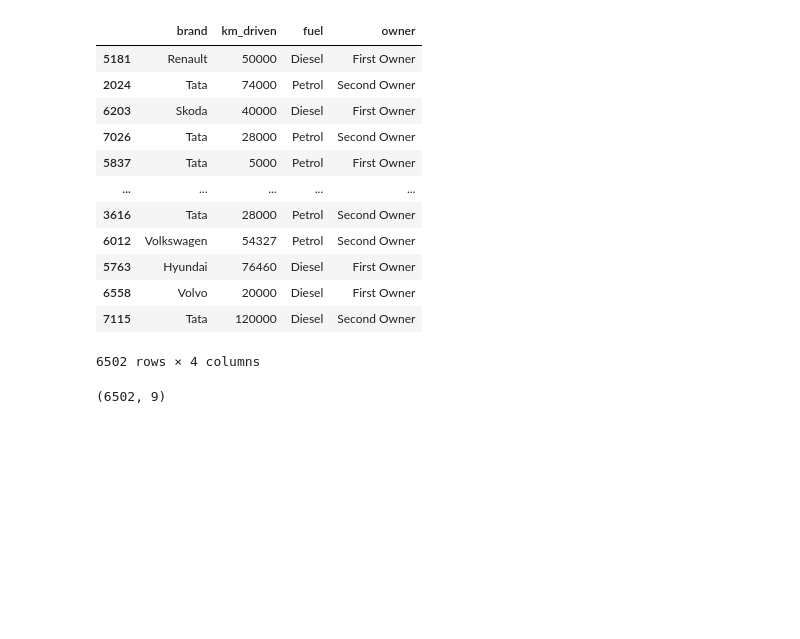
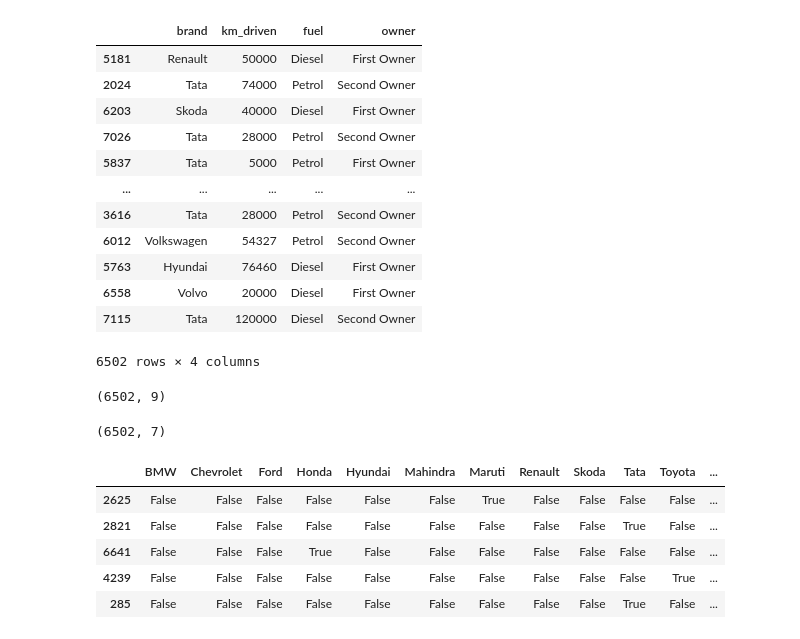
Before and after one commit to Bibhuti-MLAI/Python-Coding-Interview, a Jupyter notebook: Encoding.ipynb, the cells around one changed output. Saved outputs shown, nothing was run; the diff lists cells and outputs as text; code cells hidden in the pictures; blank space fills up the shorter version.

```diff
--- a/Encoding.ipynb
+++ b/Encoding.ipynb
@@ -190,3 +190,22 @@ X_test_new = ohe.fit_transform(X_test[['fuel','owner']]).toarray()
 np.hstack((X_train[['brand','km_driven']].values,X_train_new)).shape
 # %% [output]
 (6502, 9)
+# %%
+X_train_new.shape
+# %% [output]
+(6502, 7)
+# %%
+counts = df['brand'].value_counts()
+# %%
+threshold =100
+# %%
+repl=counts[counts <= threshold].index
+# %%
+pd.get_dummies(df['brand'].replace(repl,'uncommon')).sample(5)
+# %% [output]
+|  | BMW | Chevrolet | Ford | Honda | Hyundai | Mahindra | Maruti | Renault | Skoda | Tata | Toyota | ... |
+| 2625 | False | False | False | False | False | False | True | False | False | False | False | ... |
+| 2821 | False | False | False | False | False | False | False | False | False | True | False | ... |
+| 6641 | False | False | False | True | False | False | False | False | False | False | False | ... |
+| 4239 | False | False | False | False | False | False | False | False | False | False | True | ... |
+| 285 | False | False | False | False | False | False | False | False | False | True | False | ... |
```
